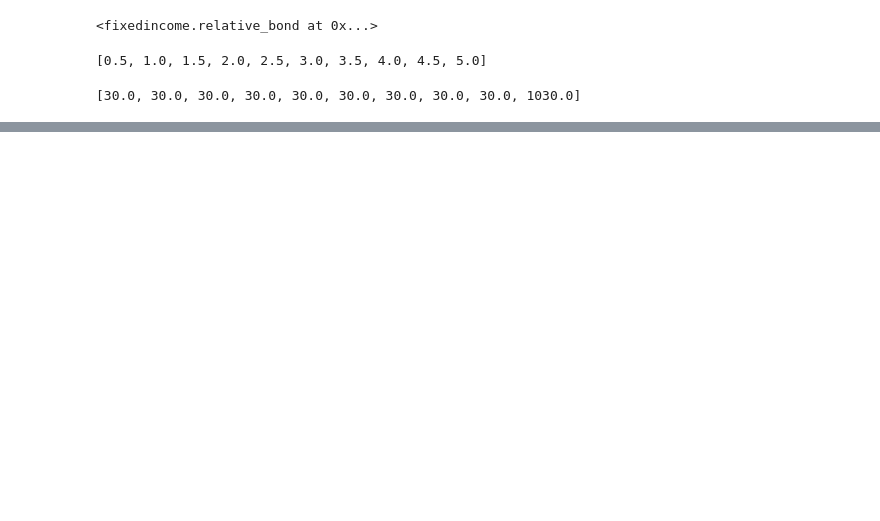
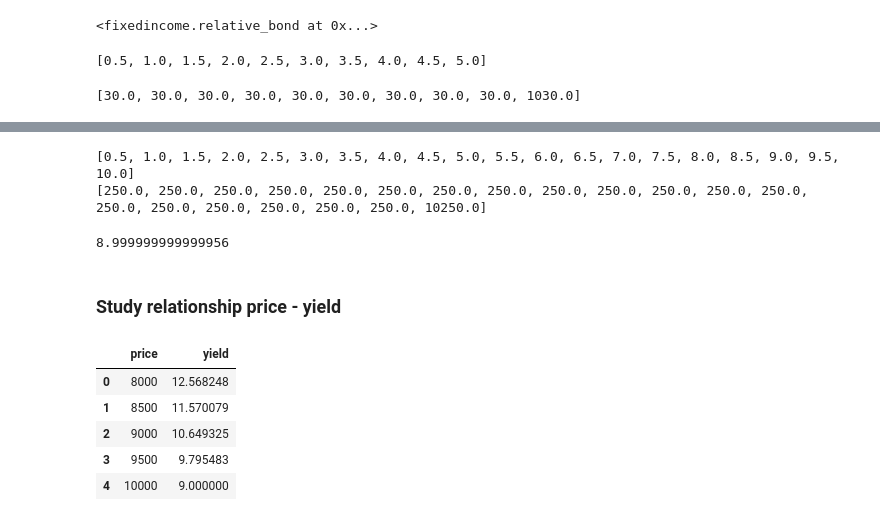
Before and after one commit to javifalces/colab_test, a Jupyter notebook: financial_derivatives_bonds.ipynb, the cells around one changed output, grey strips where cells are left out. Cells and saved outputs as stored; diff of their text form; code cells hidden in the pictures; blank space fills up the shorter version.

```diff
--- a/financial_derivatives_bonds.ipynb
+++ b/financial_derivatives_bonds.ipynb
@@ -33,0 +69,14 @@ coupon_bond.get_coupons()
+# %%
+bond_1 = fi.create_coupon_bond(maturity = 10, face = 10000, rate = 9, frequency = 2)
+#check it
+print(bond.get_dates())
+print(bond.get_coupons())
+# %% [output]
+[0.5, 1.0, 1.5, 2.0, 2.5, 3.0, 3.5, 4.0, 4.5, 5.0, 5.5, 6.0, 6.5, 7.0, 7.5, 8.0, 8.5, 9.0, 9.5, 10.0]
+[250.0, 250.0, 250.0, 250.0, 250.0, 250.0, 250.0, 250.0, 250.0, 250.0, 250.0, 250.0, 250.0, 250.0, 250.0, 250.0, 250.0, 250.0, 250.0, 10250.0]
+# %%
+bond_1.YTM(10000)
+# %% [output]
+8.999999999999956
+# %% [markdown]
+### Study relationship price - yield
@@ -33,0 +86,13 @@ coupon_bond.get_coupons()
+# %%
+import pandas as pd
+df = pd.DataFrame(columns=['price','yield'])
+df['price']=prices
+df['yield'] = yields
+df.head()
+# %% [output]
+|  | price | yield |
+| 0 | 8000 | 12.568248 |
+| 1 | 8500 | 11.570079 |
+| 2 | 9000 | 10.649325 |
+| 3 | 9500 | 9.795483 |
+| 4 | 10000 | 9.000000 |
```
Also changed, not shown: parts of 15 cells of this notebook.
